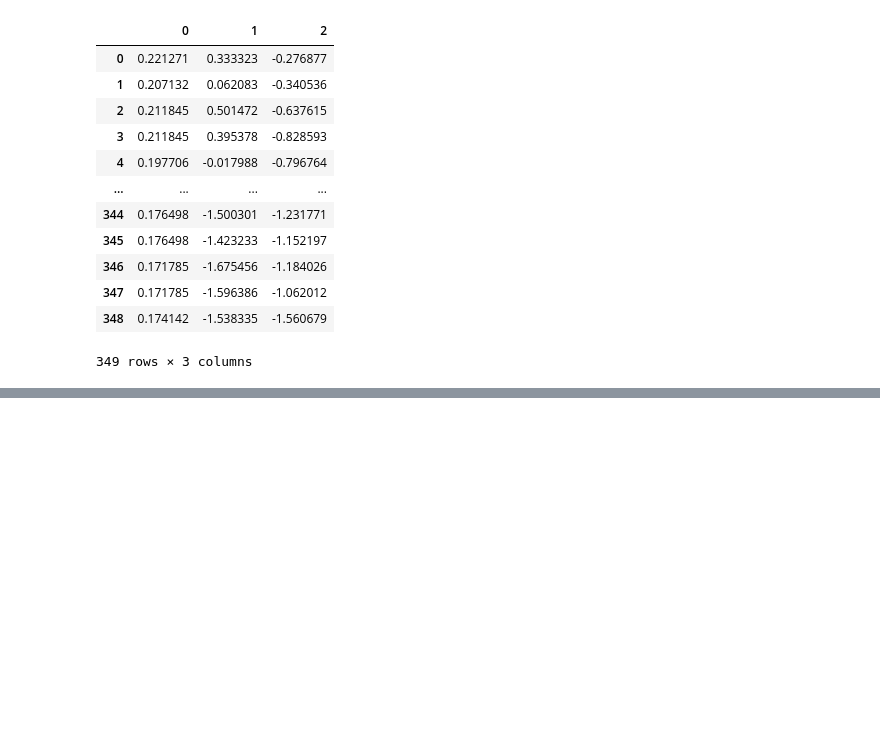
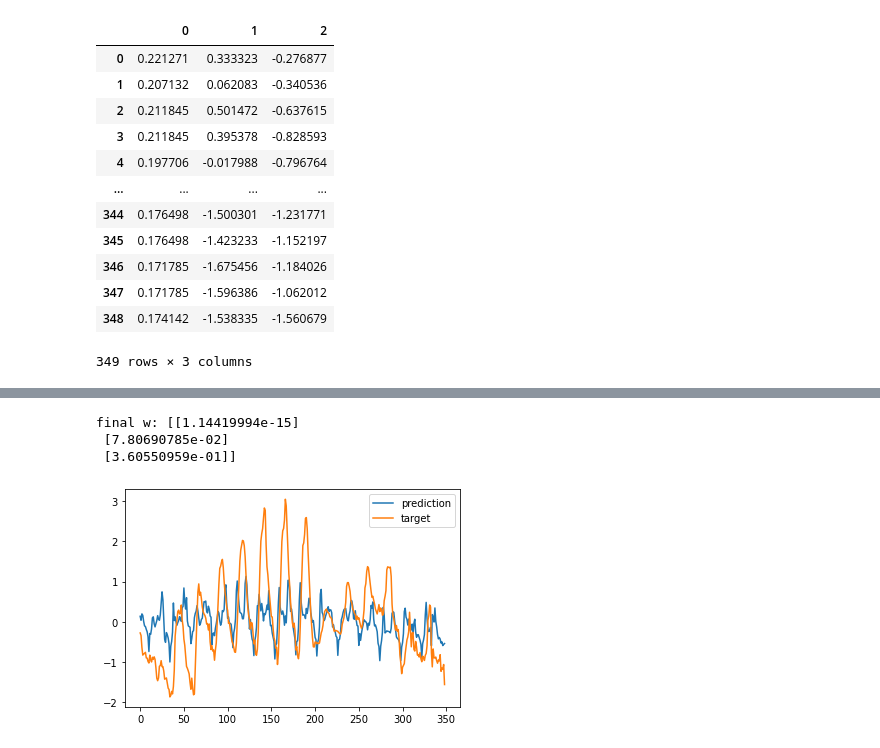
Before and after one commit to prakHr/NeuralNetworksAndFuzzyLogic, a Jupyter notebook: Assignment1_2.ipynb, the cells around one changed output, grey strips where cells are left out. Cells and saved outputs as stored; diff of their text form; code cells hidden in the pictures; blank space fills up the shorter version.

```diff
--- a/Assignment1_2.ipynb
+++ b/Assignment1_2.ipynb
@@ -292,0 +239,13 @@ results = grad_des(X, y, w, m, alpha, k)
+# %%
+print("final w:", w)
+
+# plot prediction vs target
+plt.plot(Yhat, label='prediction')
+plt.plot(Y, label='target')
+plt.legend()
+plt.show()
+# %% [output]
+final w: [[1.14419994e-15]
+ [7.80690785e-02]
+ [3.60550959e-01]]
+[figure, added]
```
Also changed, not shown: parts of 56 cells of this notebook.
